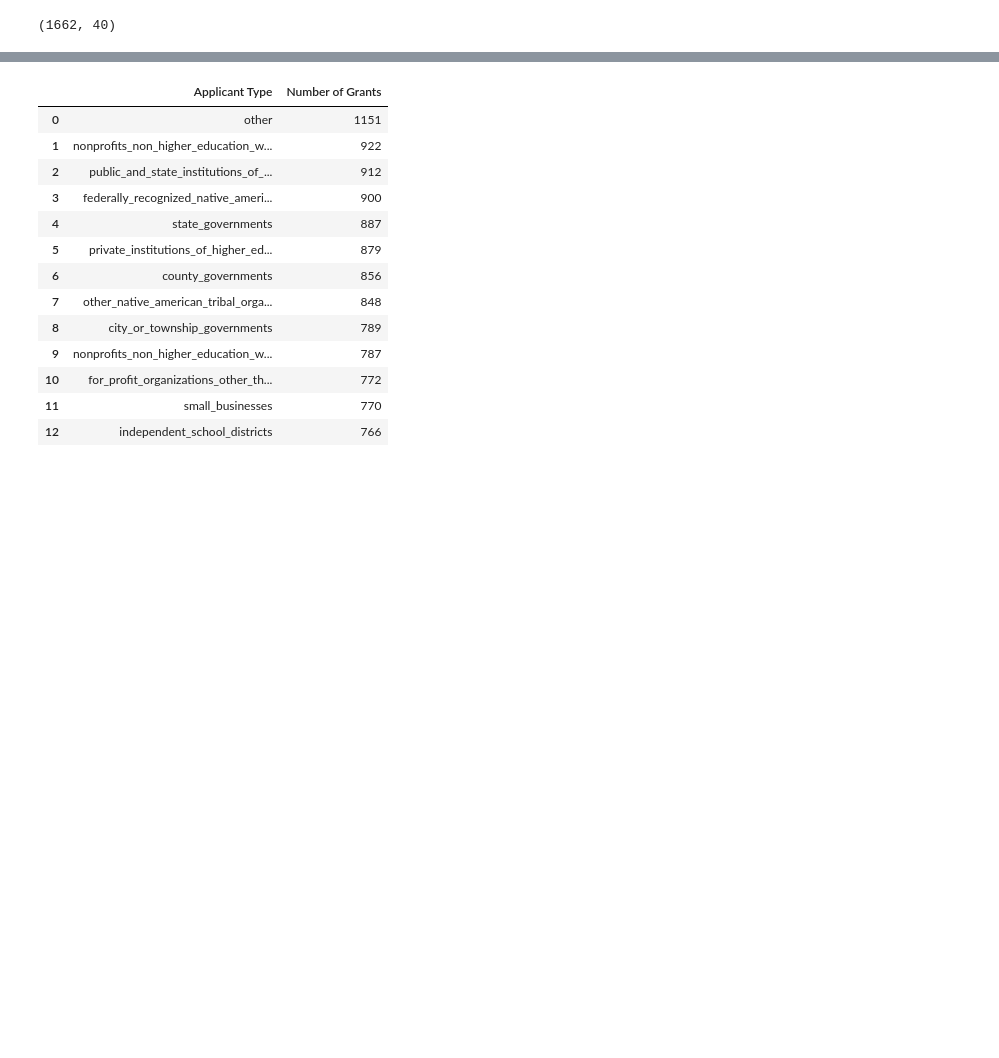
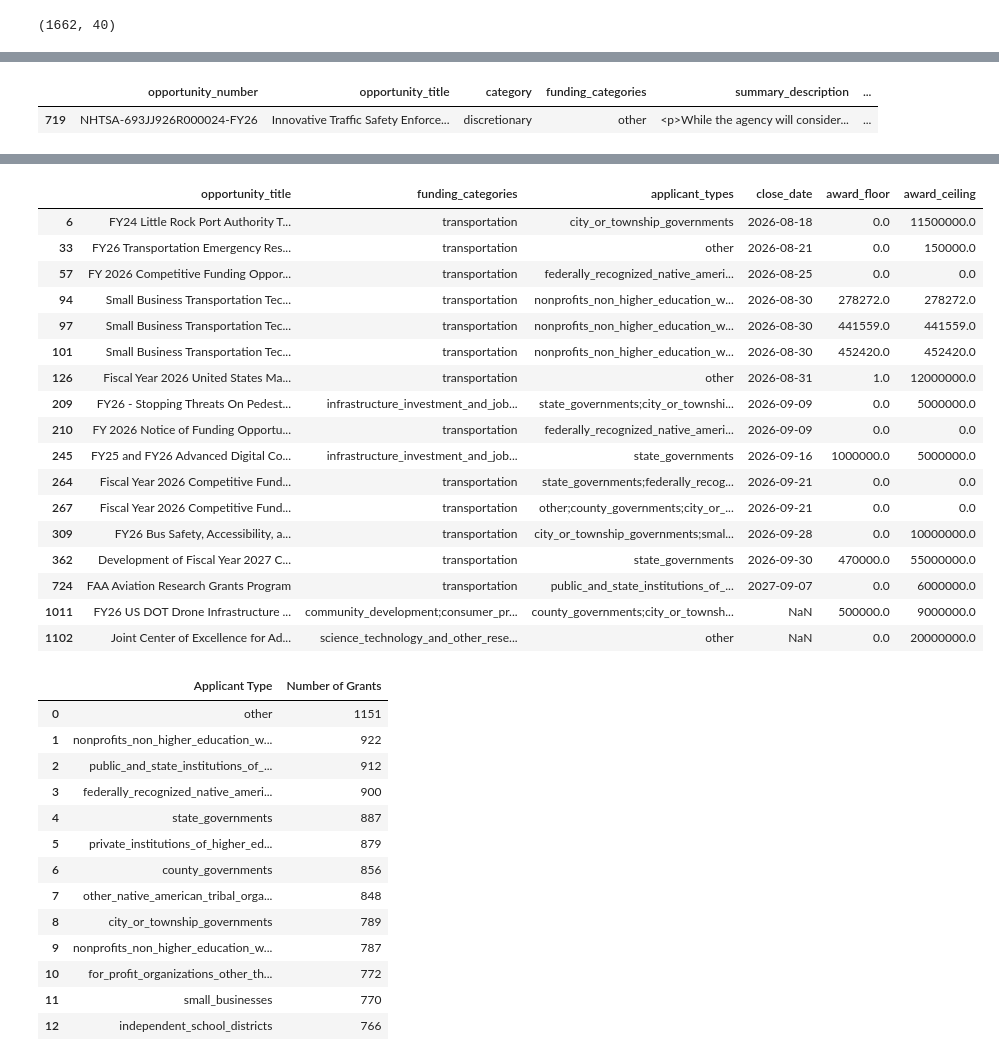
Before and after one commit to sheninyee/sdis-solvathon-2026-team-theSouperSolvers, a Jupyter notebook: solveathon.ipynb, the cells around one changed output, grey strips where cells are left out. Saved outputs shown, nothing was run; the diff lists cells and outputs as text; code cells hidden in the pictures; blank space fills up the shorter version.

```diff
--- a/solveathon.ipynb
+++ b/solveathon.ipynb
@@ -58,3 +112,30 @@ print(df.shape)
+# %%
+df[
+    df["opportunity_number"]
+    .fillna("")
+    .str.split(";")
+    .apply(lambda x: "NHTSA-693JJ926R000024-FY26" in x)
+][
+    [
+    'opportunity_number',
+    'opportunity_title',
+    'category',
+    'funding_categories',
+    'summary_description',
+    'applicant_types',
+    'applicant_eligibility_description',
+    'close_date',
+    'award_floor',
+    'award_ceiling',
+    'expected_number_of_awards',
+    'estimated_total_program_funding',
+    'is_cost_sharing',
+    'is_forecast',
+    ]
+].head(20)
+# %% [output]
+|  | opportunity_number | opportunity_title | category | funding_categories | summary_description | ... |
+| 719 | NHTSA-693JJ926R000024-FY26 | Innovative Traffic Safety Enforce... | discretionary | other | <p>While the agency will consider... | ... |
 # %%
 columns_needed = [
     'opportunity_number',
@@ -93,6 +175,41 @@ grants.head(20)
 | 17 | RFA-FD-26-009 | Education and Outreach to Tribal ... | discretionary | agriculture;consumer_protection;f... | <p>The primary purpose of this pr... | ... |
 | 18 | DFOP0019193 | Pax Silica Artificial Intelligenc... | discretionary | business_and_commerce | Leveraging foreign assistance fro... | ... |
 | 19 | AMERICANSPACESGAMEON-2026 | GameON – U.S.-Albania E-Sports an... | discretionary | other | <strong style="color: windowtext;... | ... |
+# %%
+df[
+    df["funding_categories"]
+    .fillna("")
+    .str.split(";")
+    .apply(lambda x: "transportation" in x)
+][
+    [
+        "opportunity_title",
+        "funding_categories",
+        "applicant_types",
+        "close_date",
+        "award_floor",
+        "award_ceiling"
+    ]
+].head(20)
+# %% [output]
+|  | opportunity_title | funding_categories | applicant_types | close_date | award_floor | award_ceiling |
+| 6 | FY24 Little Rock Port Authority T... | transportation | city_or_township_governments | 2026-08-18 | 0.0 | 11500000.0 |
+| 33 | FY26 Transportation Emergency Res... | transportation | other | 2026-08-21 | 0.0 | 150000.0 |
+| 57 | FY 2026 Competitive Funding Oppor... | transportation | federally_recognized_native_ameri... | 2026-08-25 | 0.0 | 0.0 |
+| 94 | Small Business Transportation Tec... | transportation | nonprofits_non_higher_education_w... | 2026-08-30 | 278272.0 | 278272.0 |
+| 97 | Small Business Transportation Tec... | transportation | nonprofits_non_higher_education_w... | 2026-08-30 | 441559.0 | 441559.0 |
+| 101 | Small Business Transportation Tec... | transportation | nonprofits_non_higher_education_w... | 2026-08-30 | 452420.0 | 452420.0 |
+| 126 | Fiscal Year 2026 United States Ma... | transportation | other | 2026-08-31 | 1.0 | 12000000.0 |
+| 209 | FY26 - Stopping Threats On Pedest... | infrastructure_investment_and_job... | state_governments;city_or_townshi... | 2026-09-09 | 0.0 | 5000000.0 |
+| 210 | FY 2026 Notice of Funding Opportu... | transportation | federally_recognized_native_ameri... | 2026-09-09 | 0.0 | 0.0 |
+| 245 | FY25 and FY26 Advanced Digital Co... | infrastructure_investment_and_job... | state_governments | 2026-09-16 | 1000000.0 | 5000000.0 |
+| 264 | Fiscal Year 2026 Competitive Fund... | transportation | state_governments;federally_recog... | 2026-09-21 | 0.0 | 0.0 |
+| 267 | Fiscal Year 2026 Competitive Fund... | transportation | other;county_governments;city_or_... | 2026-09-21 | 0.0 | 0.0 |
+| 309 | FY26 Bus Safety, Accessibility, a... | transportation | city_or_township_governments;smal... | 2026-09-28 | 0.0 | 10000000.0 |
+| 362 | Development of Fiscal Year 2027 C... | transportation | state_governments | 2026-09-30 | 470000.0 | 55000000.0 |
+| 724 | FAA Aviation Research Grants Program | transportation | public_and_state_institutions_of_... | 2027-09-07 | 0.0 | 6000000.0 |
+| 1011 | FY26 US DOT Drone Infrastructure ... | community_development;consumer_pr... | county_governments;city_or_townsh... | NaN | 500000.0 | 9000000.0 |
+| 1102 | Joint Center of Excellence for Ad... | science_technology_and_other_rese... | other | NaN | 0.0 | 20000000.0 |
 # %%
 # Categorizes applicant types eligibility
 applicant_types = (
```
Also changed, not shown: parts of 22 cells of this notebook.
